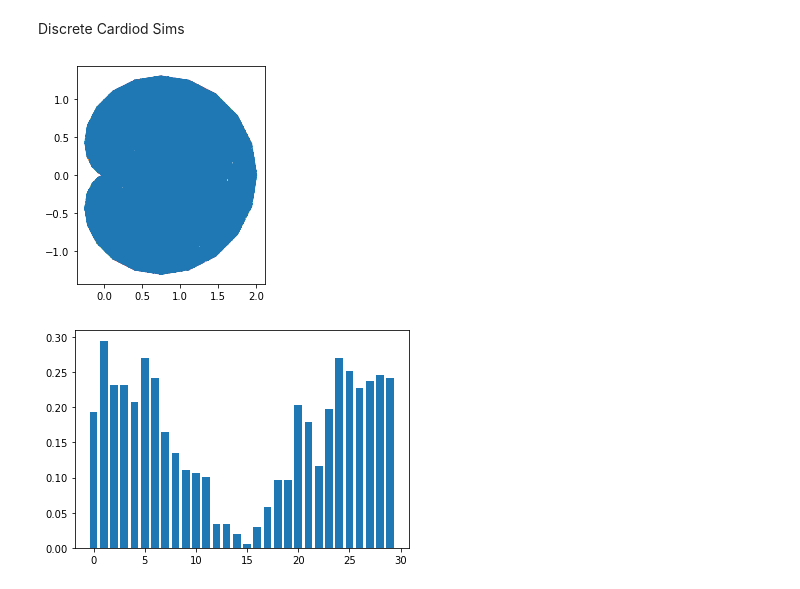
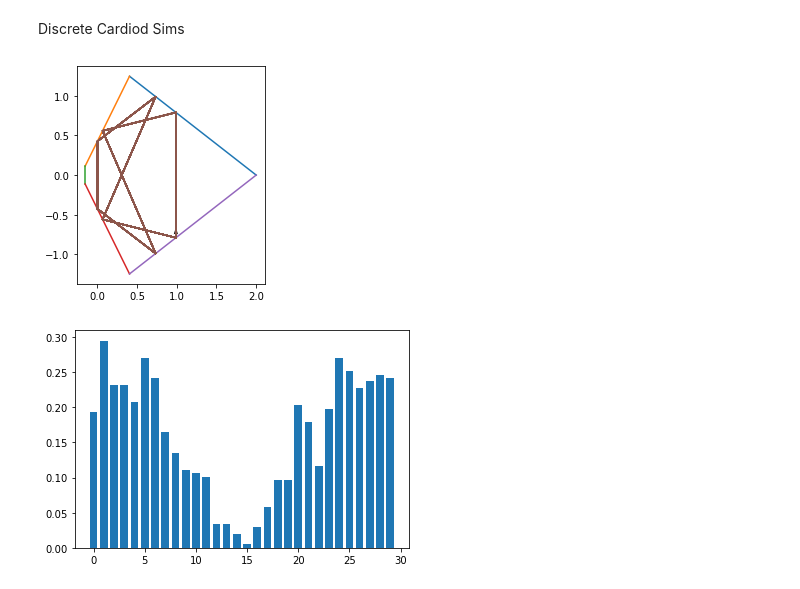
Before and after one commit to Creatorri/18.821-Project-2-Billiards, a Jupyter notebook: Collision.ipynb, the cells around one changed output. Cells and saved outputs as stored; diff of their text form; code cells hidden in the pictures.

Commit message:
uhhh so curves *don't* work yet

```diff
--- a/Collision.ipynb
+++ b/Collision.ipynb
@@ -229,21 +215,22 @@ plt.bar(us,cs,width=0.05)
 # %% [markdown]
 Discrete Cardiod Sims
 # %%
-shape = polar_poly(lambda t: 1+np.cos(t),30)
+shape = polar_poly(lambda t: 1+np.cos(t),5)
 shapehit = polygon_hit(shape)
-ls = sim(shapehit,randx(0.5)+np.array([0.75,0]),randv(),1000)
+#ls = sim(shapehit,randx(0.5)+np.array([0.75,0]),randv(),1000)
+ls = sim(shapehit,np.array([0.,0.]),np.array([0.,1.]),100)
 plt.plot(*shape.T)
 xs = list(map(lambda x: x[0][0], ls))
 ys = list(map(lambda x: x[0][1], ls))
 plt.plot(xs,ys)
 x,v,_ = ls[-1]
 plt.quiver(*x,*v)
 ax = plt.gca()
 ax.set_aspect(1)
 plt.savefig('cardiod.png')
 plt.show()
 # %% [output]
-[figure, old version]
+[figure, new version]
 # %%
 ss = list(map(lambda x: x[2],ls[1:]))
 #print(ss)
```
Also changed, not shown: parts of 7 cells of this notebook, 5 other files.
